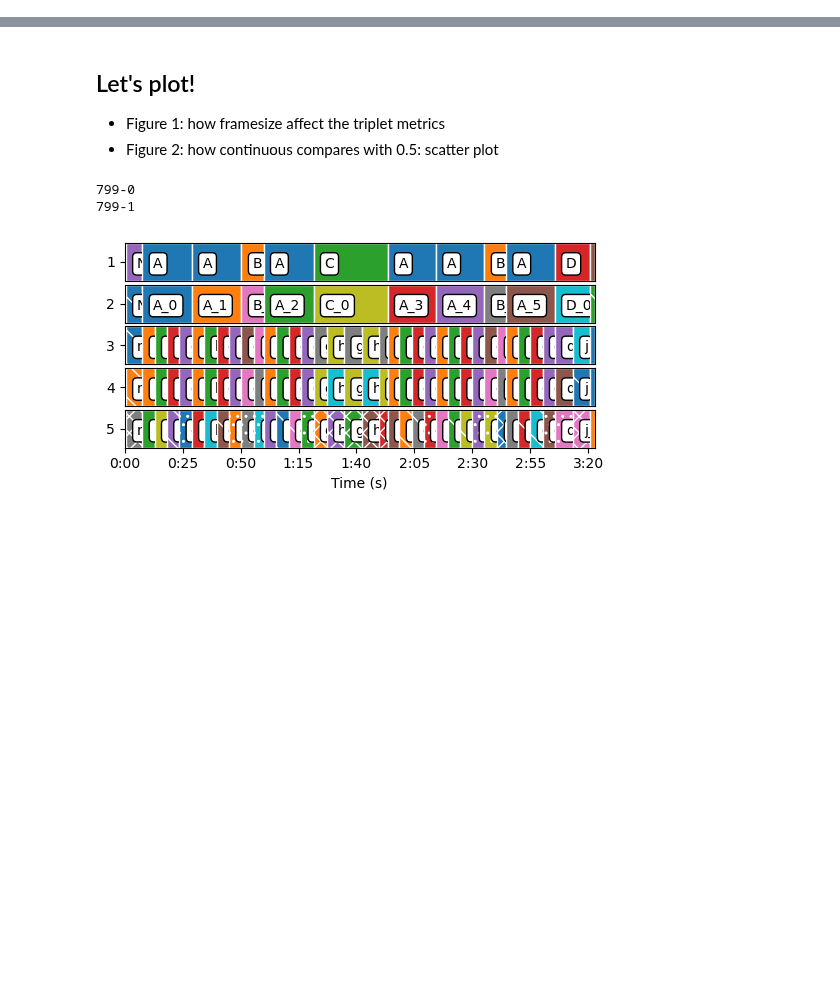
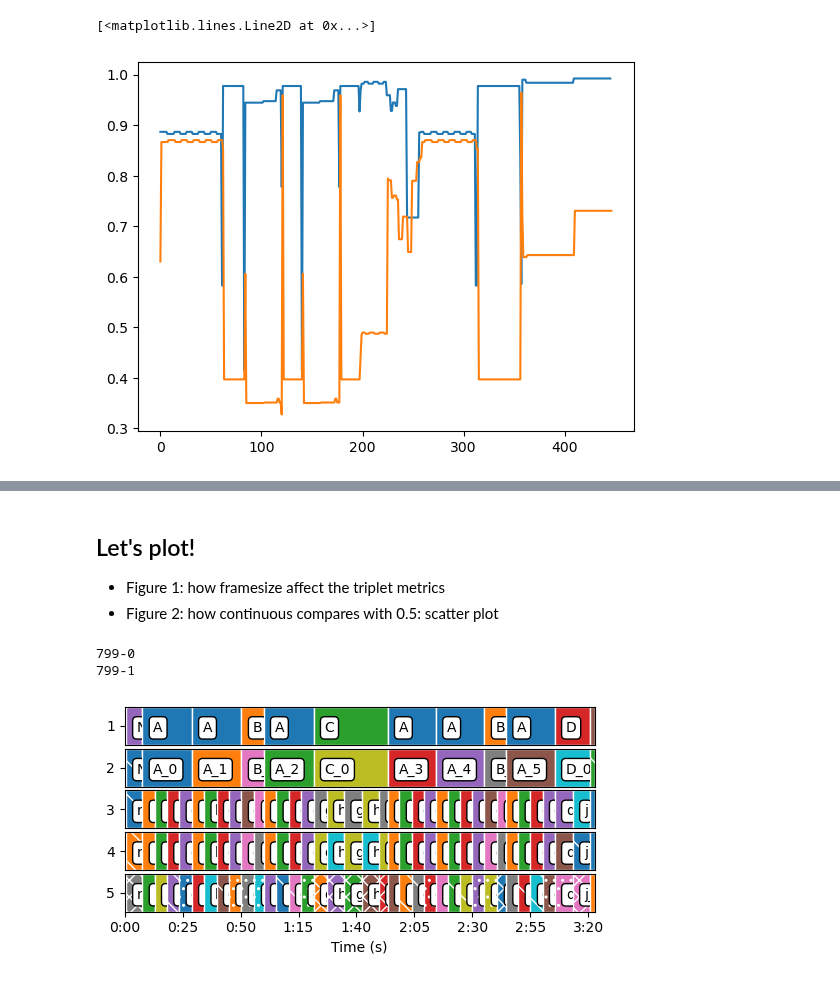
Before and after one commit to tomxi/bnl, a Jupyter notebook: scripts/ws.ipynb, the cells around one changed output, grey strips where cells are left out. Saved outputs shown, nothing was run; the diff lists cells and outputs as text; code cells hidden in the pictures; blank space fills up the shorter version.

```diff
--- a/scripts/ws.ipynb
+++ b/scripts/ws.ipynb
@@ -6,0 +112,6 @@ from bnl import viz
+# %%
+# mir_eval's meet. using my ticks for convenience
+frame_size = 0.5
+est.update_sr(1 / frame_size)
+est_meh_meet = meh._meet(est.itvls, est.labels, frame_size)
+ref1_meh_meet = meh._meet(ref1.itvls, ref1.labels, frame_size)
@@ -6,0 +138,3 @@ from bnl import viz
+# %%
+ts = est.ticks
+my_r_t = [mtr.recall_at_t(ref1, est, t) for t in ts]
@@ -6,0 +177,6 @@ from bnl import viz
+# %%
+plt.plot(r_t)
+plt.plot(my_r_t)
+# %% [output]
+[<matplotlib.lines.Line2D at 0x...>]
+[figure, added]
```
Also changed, not shown: parts of 34 cells of this notebook, 4 other files.
